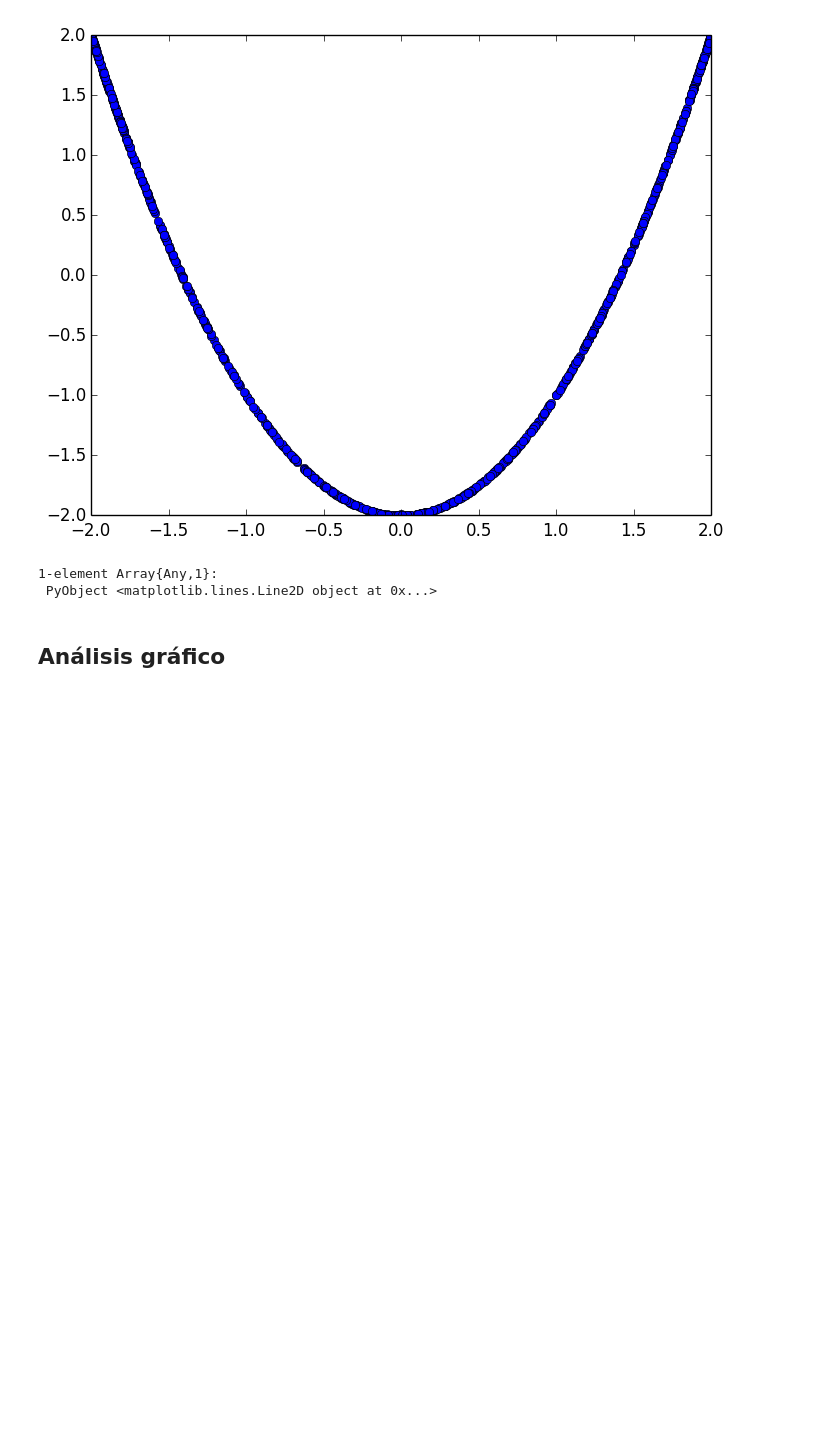
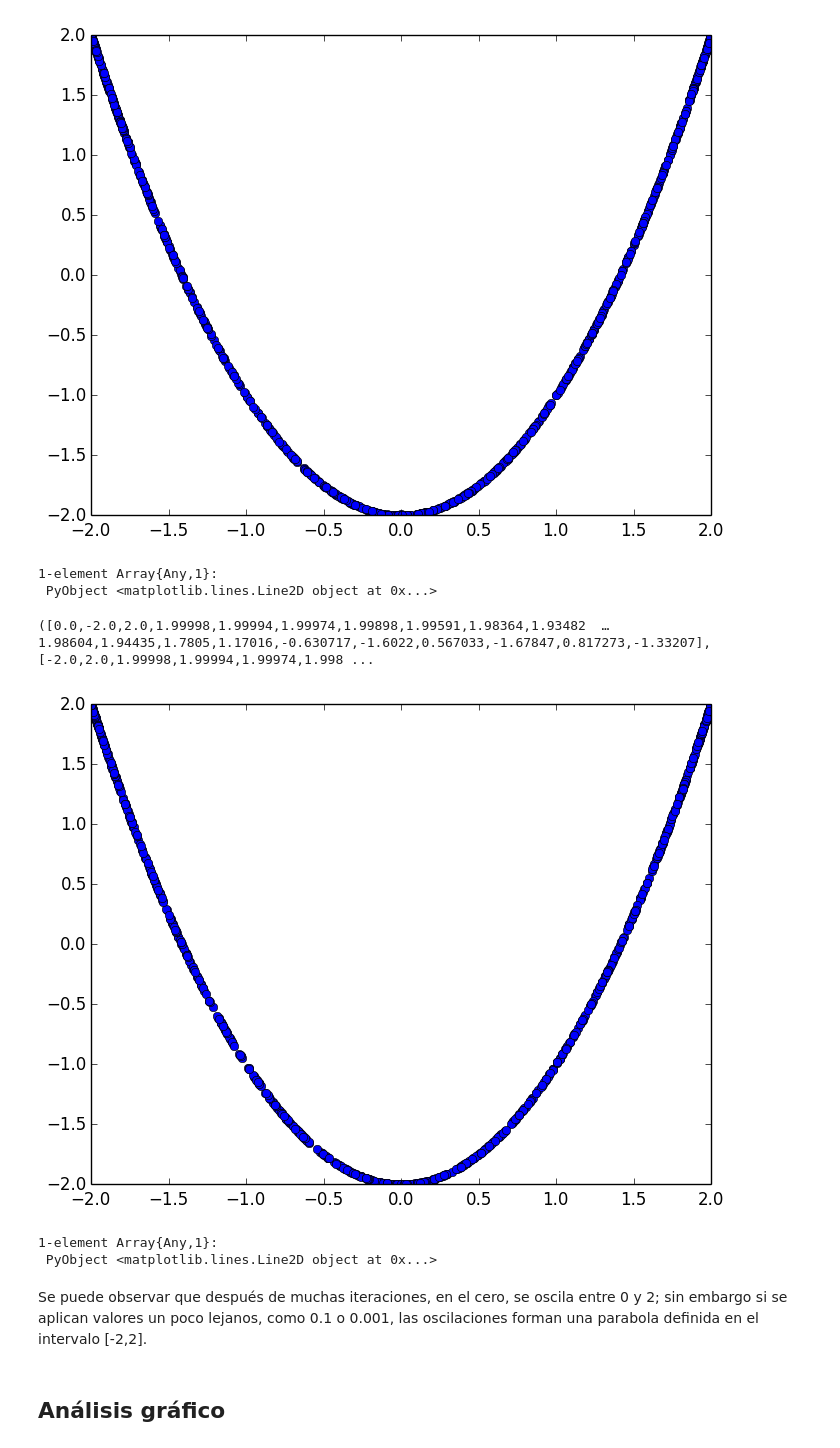
Before and after one commit to ferjefte/2017-1_TSFisComp, a Jupyter notebook: notas_clase/06_Mapeos1d-1.ipynb, the cells around one changed output. Saved outputs shown, nothing was run; the diff lists cells and outputs as text; code cells hidden in the pictures; blank space fills up the shorter version.

```diff
--- a/notas_clase/06_Mapeos1d-1.ipynb
+++ b/notas_clase/06_Mapeos1d-1.ipynb
@@ -112,6 +112,18 @@ plot(x_01,y_01, "o")
 [figure]
 1-element Array{Any,1}:
  PyObject <matplotlib.lines.Line2D object at 0x...>
+# %%
+x_02,y_02=F_1(0.001,1000) # Se evalua la función anterior en 0.001 con 100 iteraciones
+# %% [output]
+([0.0,-2.0,2.0,1.99998,1.99994,1.99974,1.99898,1.99591,1.98364,1.93482  …  1.98604,1.94435,1.7805,1.17016,-0.630717,-1.6022,0.567033,-1.67847,0.817273,-1.33207],[-2.0,2.0,1.99998,1.99994,1.99974,1.998 ...
+# %%
+plot(x_02,y_02,"o") # Se grafican los resutlados
+# %% [output]
+[figure, added]
+1-element Array{Any,1}:
+ PyObject <matplotlib.lines.Line2D object at 0x...>
+# %% [markdown]
+Se puede observar que después de muchas iteraciones, en el cero, se oscila entre 0 y 2; sin embargo si se aplican valores un poco lejanos, como 0.1 o 0.001, las oscilaciones forman una parabola definida en el intervalo [-2,2].
 # %% [markdown]
 ## Análisis gráfico
 # %% [markdown]
```
Also changed, not shown: parts of 32 cells of this notebook.
